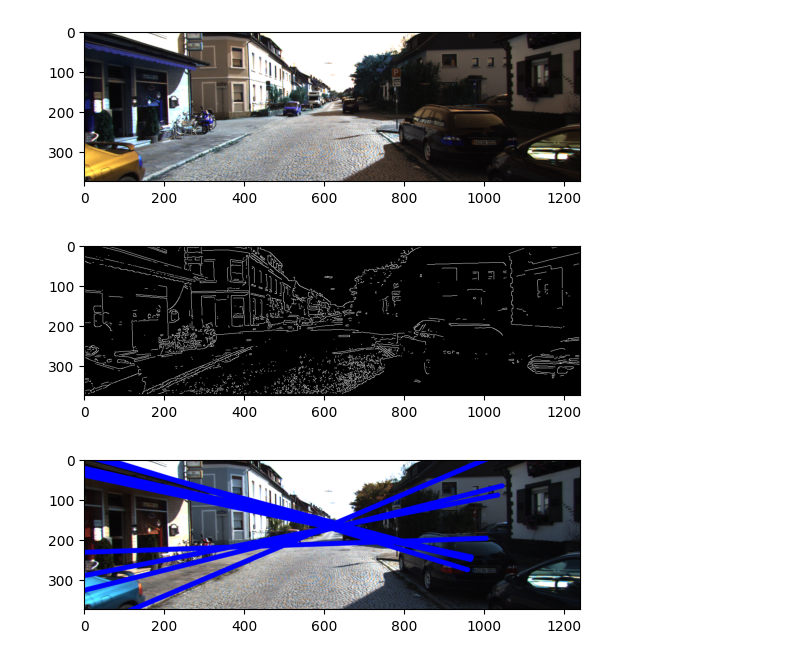
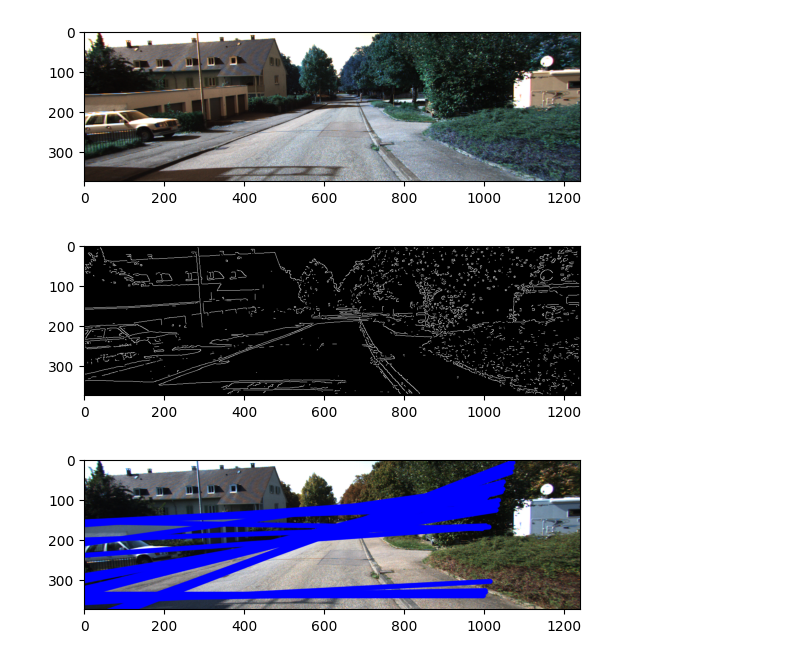
Before and after one commit to MexboxLuis/Practica-3, a Jupyter notebook: PRAC_3_IFAM.ipynb, the cells around one changed output. Saved outputs shown, nothing was run; the diff lists cells and outputs as text; code cells hidden in the pictures.

Commit message:
Hough Transform Update

```diff
--- a/PRAC_3_IFAM.ipynb
+++ b/PRAC_3_IFAM.ipynb
@@ -126,25 +126,25 @@ def hough_transform(img):
     return accumulator, thetas, rhos
 # %%
 #abrir imagen
-img = cv2.imread('images/hough/images/uu_000010.png',1)
+img = cv2.imread('images/hough/images/uu_000043.png',1)
 
 #mostrar imagen original
 plt.imshow(img, cmap='gray')
 plt.show()
 
 
 
 img_bw = cv2.cvtColor(img, cv2.COLOR_BGR2GRAY)
 #aplicar canny
 img_canny = canny(img_bw)
 
 
 #Se muestra la imagen canny
 plt.imshow(img_canny, cmap='gray')
 plt.show()
 # %% [output]
-[figure, old version]
+[figure, new version]
-[figure, old version]
+[figure, new version]
 # %%
 
 #aplicar hough
@@ -178,4 +178,4 @@ img_rgb = cv2.cvtColor(img, cv2.COLOR_BGR2RGB)
 plt.imshow(img_rgb)
 plt.show()
 # %% [output]
-[figure, old version]
+[figure, new version]
```
Also changed, not shown: 4 other files.
